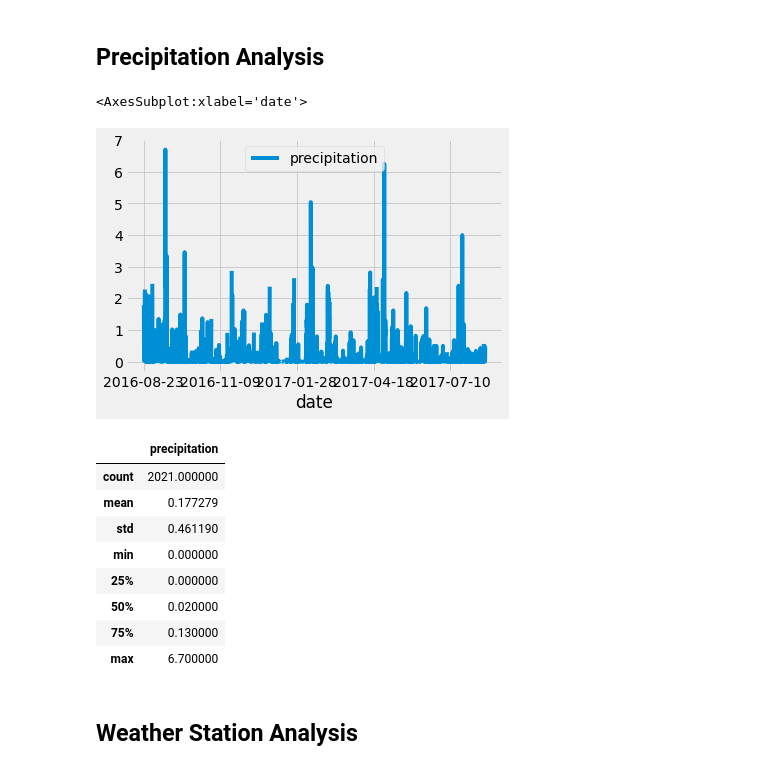
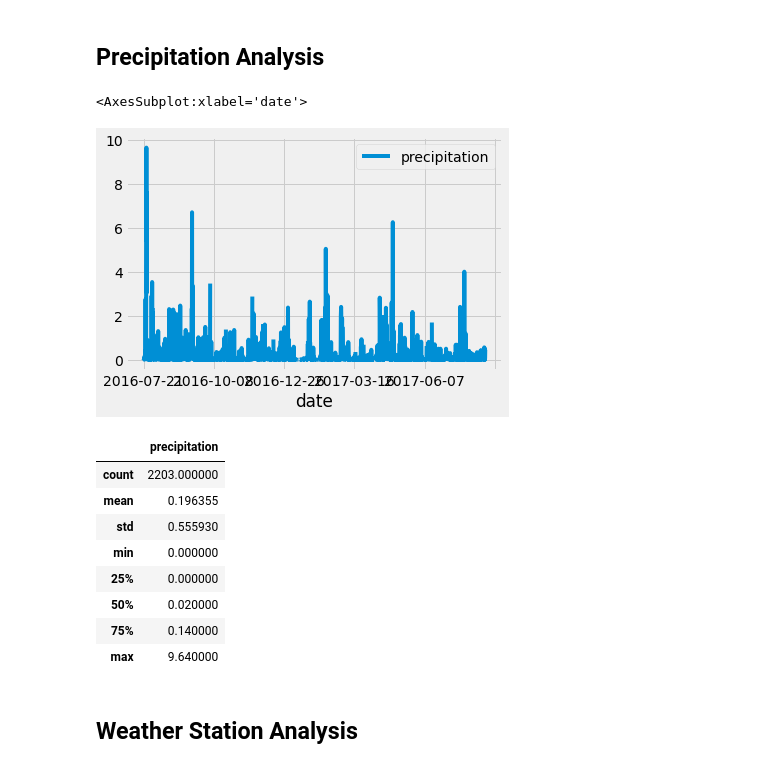
Before and after one commit to RebecaOsorio/Surfs_Up, a Jupyter notebook: climate_analysis.ipynb, the cells around one changed output. Saved outputs shown, nothing was run; the diff lists cells and outputs as text; code cells hidden in the pictures.

```diff
--- a/climate_analysis.ipynb
+++ b/climate_analysis.ipynb
@@ -42,38 +42,38 @@ session = Session(engine)
 # %%
 # Design a query to retrieve the last 12 months of precipitation data and plot the results.
 #Starting from the last data point in the database.
 
 # Calculate the date one year from the last date in data set.
-prev_year = dt.date(2017, 8, 23) - dt.timedelta(days=365)
+prev_year = dt.date(2017, 7, 21) - dt.timedelta(days=365)
 
 # Perform a query to retrieve the data and precipitation scores
 results = session.query(Measurement.date, Measurement.prcp).filter(Measurement.date >= prev_year).all()
 
 # Save the query results as a Pandas DataFrame and set the index to the date column
 df = pd.DataFrame(results, columns=['date','precipitation'])
 df.set_index(df['date'], inplace=True)
 
 # Sort the dataframe by date
 df = df.sort_index()
 
 # Use Pandas Plotting with Matplotlib to plot the data
 df.plot()
 # %% [output]
 <AxesSubplot:xlabel='date'>
-[figure, old version]
+[figure, new version]
 # %%
 # Use Pandas to calcualte the summary statistics for the precipitation data
 df.describe()
 # %% [output]
 |  | precipitation |
-| count | 2021.000000 |
-| mean | 0.177279 |
-| std | 0.461190 |
+| count | 2203.000000 |
+| mean | 0.196355 |
+| std | 0.555930 |
 | min | 0.000000 |
 | 25% | 0.000000 |
 | 50% | 0.020000 |
-| 75% | 0.130000 |
-| max | 6.700000 |
+| 75% | 0.140000 |
+| max | 9.640000 |
 # %% [markdown]
 ## Weather Station Analysis
 # %%
```
Also changed, not shown: parts of 5 cells of this notebook, 10 other files.
